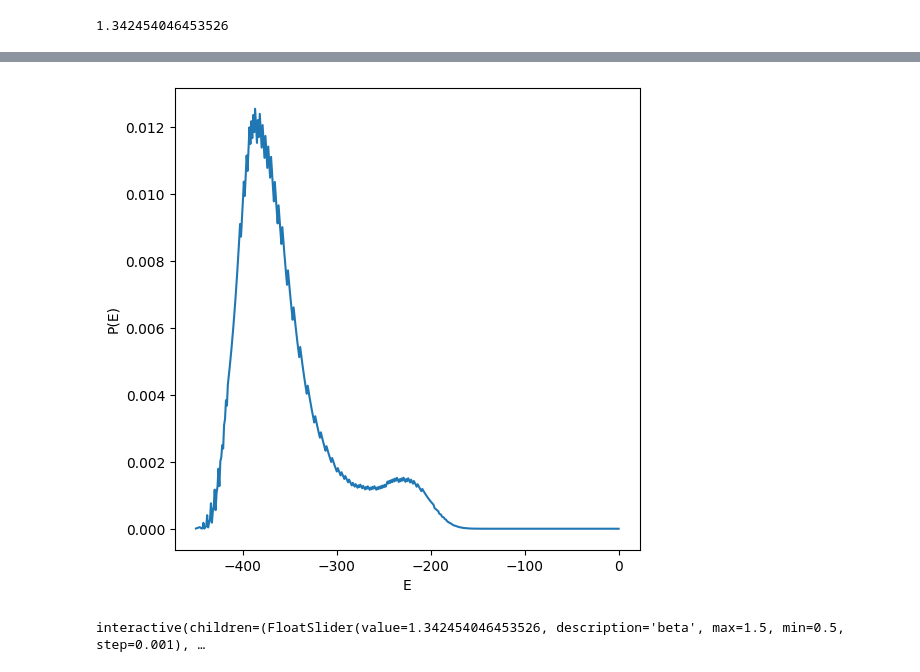
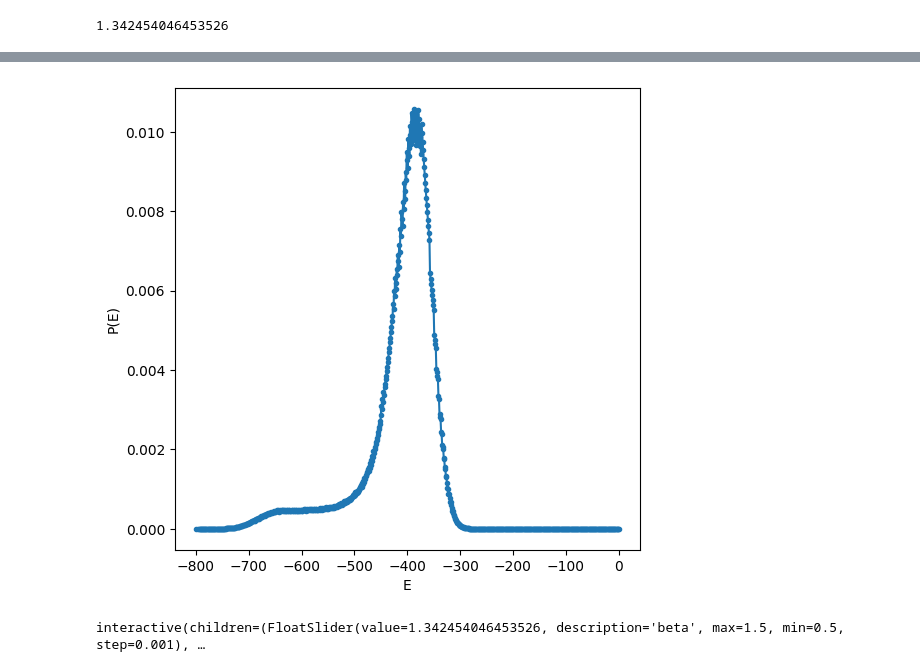
Before and after one commit to joaopedrobiu6/WangLandau_LeeKosterlitz, a Jupyter notebook: python/DataAnalysis.ipynb, the cells around one changed output, grey strips where cells are left out. Saved outputs shown, nothing was run; the diff lists cells and outputs as text; code cells hidden in the pictures.

```diff
--- a/python/DataAnalysis.ipynb
+++ b/python/DataAnalysis.ipynb
@@ -33,28 +33,28 @@ Text(0, 0.5, 'log($\\Omega$(E))')
 # %%
 
 # Example inputs
 ln_omega_E = lng[:, 1]
 E_levels = lng[:, 0]  # Energy levels
-beta = beta_c
+beta = beta_c-0.02
 
 # Compute log(Boltzmann weights)
 ln_boltzmann_weights = ln_omega_E - beta * E_levels
 
 # Use log-sum-exp trick to calculate ln(Z)
 max_ln_weight = np.max(ln_boltzmann_weights)
 ln_Z = max_ln_weight + np.log(np.sum(np.exp(ln_boltzmann_weights - max_ln_weight)))
 
 # Compute log(P(E)) and then P(E)
 ln_P_E = ln_boltzmann_weights - ln_Z
 P_E = np.exp(ln_P_E)  # Back to normal space if needed
 
 plt.figure(figsize=(6, 6))
-plt.plot(E_levels, P_E)
+plt.plot(E_levels, P_E, ".-")
 plt.xlabel('E')
 plt.ylabel('P(E)')
 plt.show()
 # %% [output]
-[figure, old version]
+[figure, new version]
 # %%
 from ipywidgets import interact, FloatSlider
 
```
Also changed, not shown: parts of 4 cells of this notebook, 15 other files.
